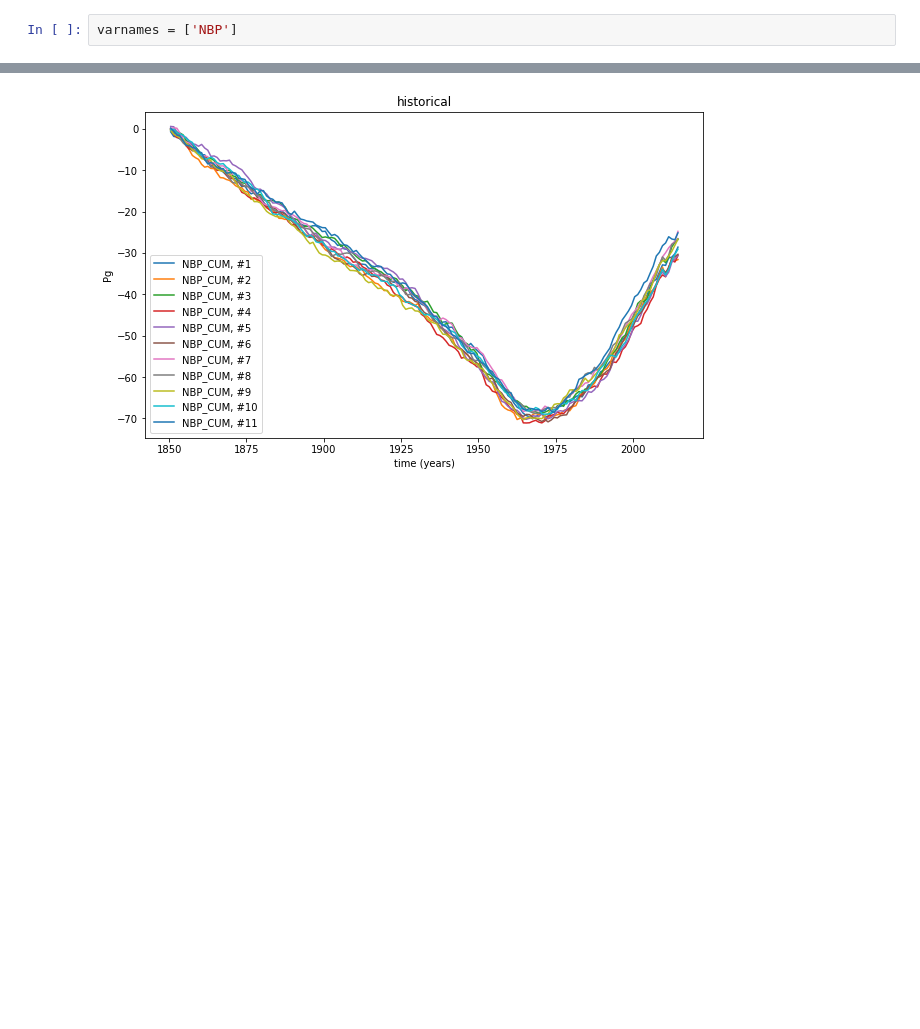
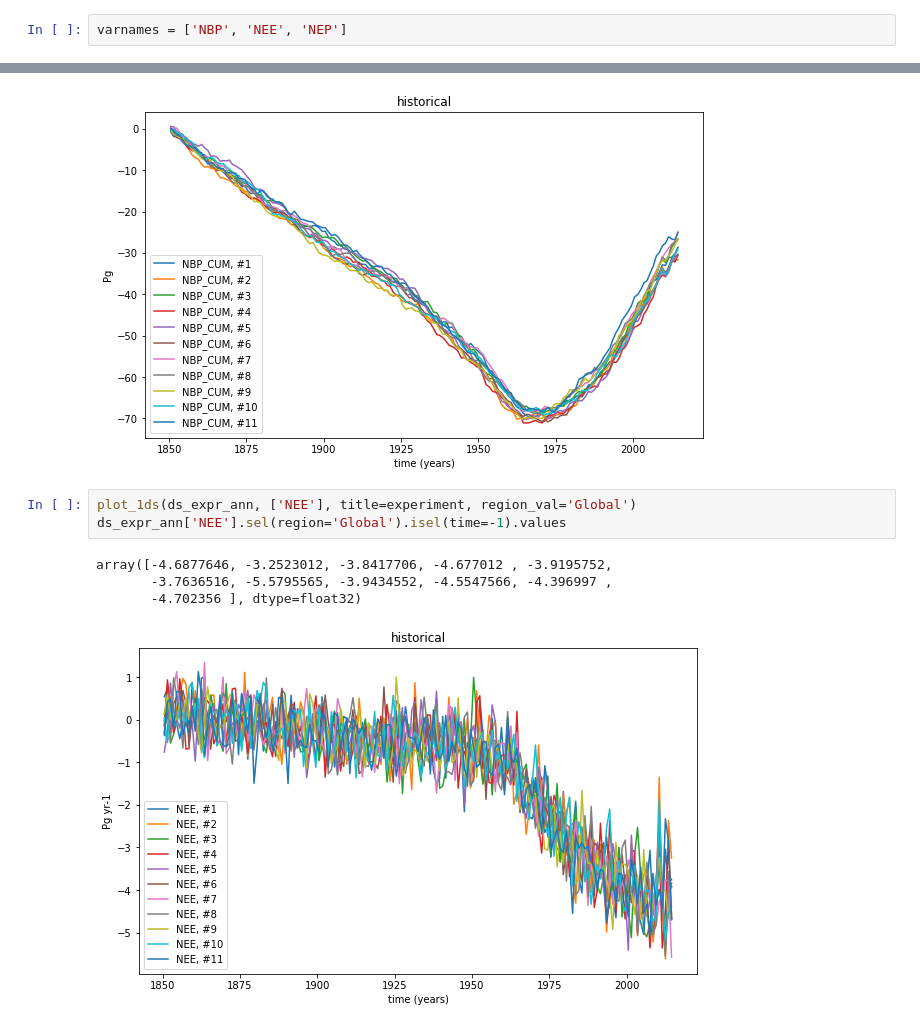
Before and after one commit to klindsay28/CESM2_coup_carb_cycle_JAMES, a Jupyter notebook: notebooks/LND_CO2_historical.ipynb, the cells around one changed output, grey strips where cells are left out. Cells and saved outputs as stored; diff of their text form; blank space fills up the shorter version.

```diff
--- a/notebooks/LND_CO2_historical.ipynb
+++ b/notebooks/LND_CO2_historical.ipynb
@@ -9,7 +9,7 @@ data_catalog.set_catalog('cesm_coupled')
 # %% [output]
 active catalog: cesm_coupled
 # %%
-varnames = ['NBP']
+varnames = ['NBP', 'NEE', 'NEP']
 # %%
 experiment = 'historical'
 ds_expr_ann = tseries_mod.tseries_get_vars(varnames, 'lnd', experiment, freq='ann')
@@ -84,3 +93,11 @@ array([-28.603182, -31.614693, -26.76337 , -30.631947, -30.590017,
        -30.333094, -24.794117, -26.543911, -26.675323, -29.090984,
        -25.15526 ], dtype=float32)
 [figure]
+# %%
+plot_1ds(ds_expr_ann, ['NEE'], title=experiment, region_val='Global')
+ds_expr_ann['NEE'].sel(region='Global').isel(time=-1).values
+# %% [output]
+array([-4.6877646, -3.2523012, -3.8417706, -4.677012 , -3.9195752,
+       -3.7636516, -5.5795565, -3.9434552, -4.5547566, -4.396997 ,
+       -4.702356 ], dtype=float32)
+[figure, added]
```
Also changed, not shown: parts of 6 cells of this notebook, 4 other files.
